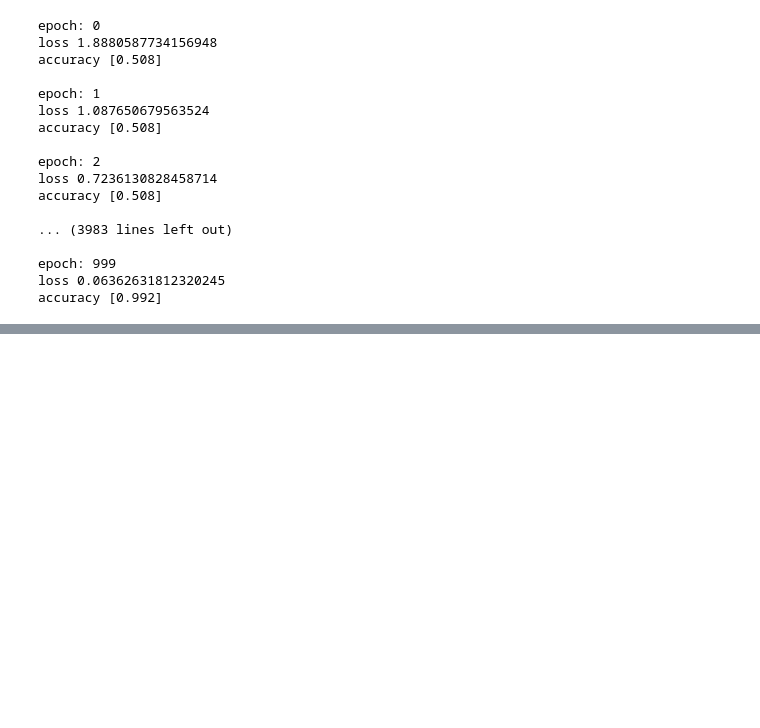
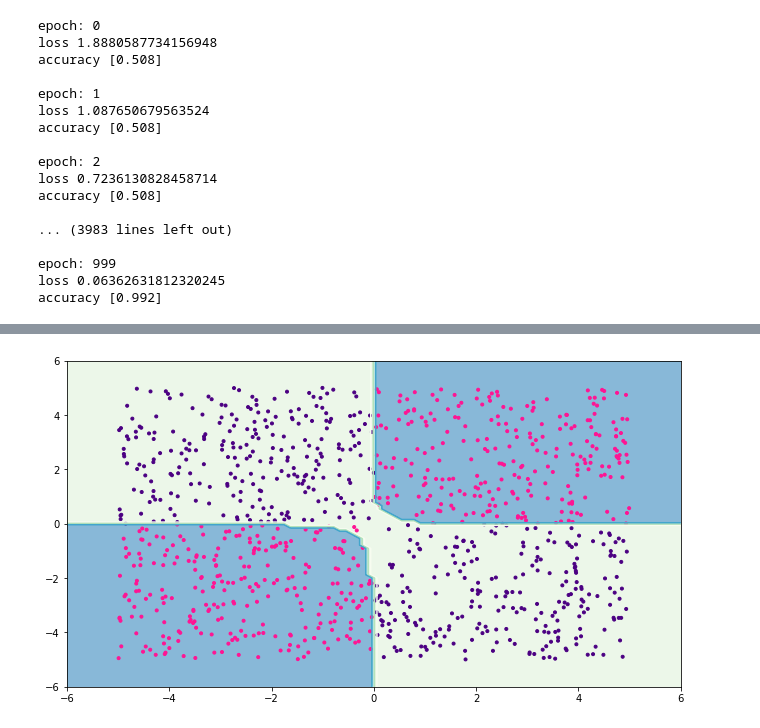
Before and after one commit to eepishin/FCN, a Jupyter notebook: FCN from scratch.ipynb, the cells around one changed output, grey strips where cells are left out. Cells and saved outputs as stored; diff of their text form; code cells hidden in the pictures; blank space fills up the shorter version.

```diff
--- a/FCN from scratch.ipynb
+++ b/FCN from scratch.ipynb
@@ -1440,0 +1477,4 @@ net.plot()
+# %%
+net.plot_decision_boundary()
+# %% [output]
+[figure, added]
```
Also changed, not shown: parts of 3 cells of this notebook.
